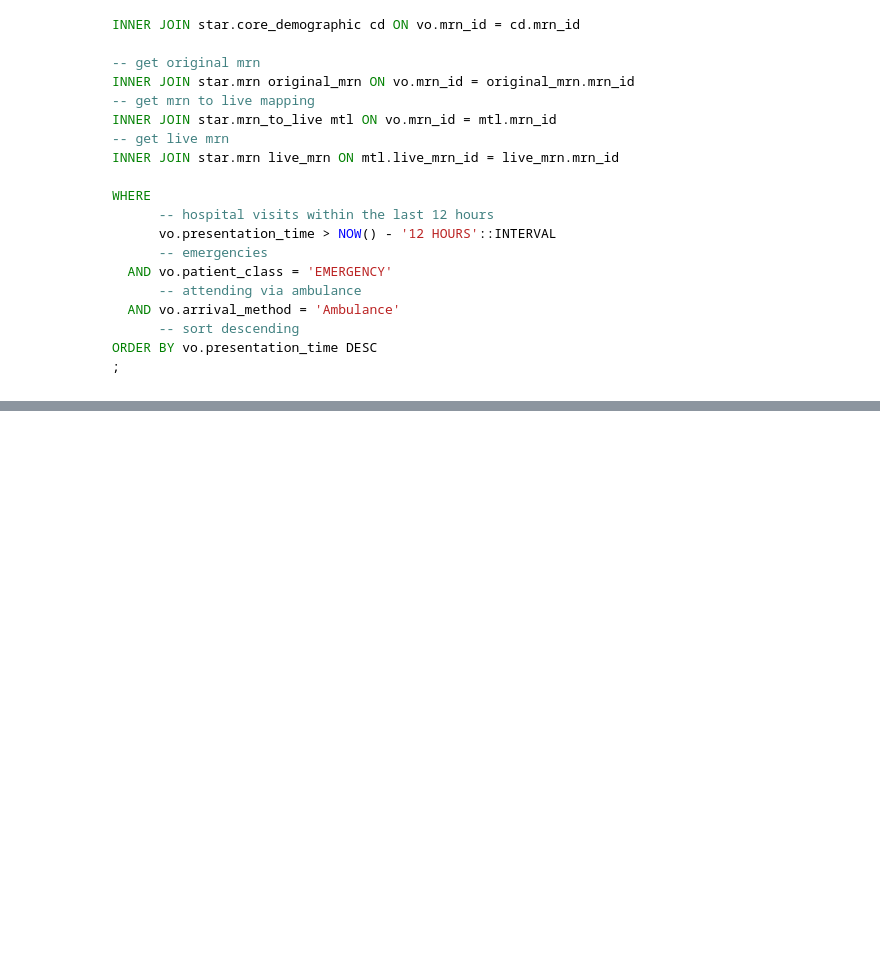
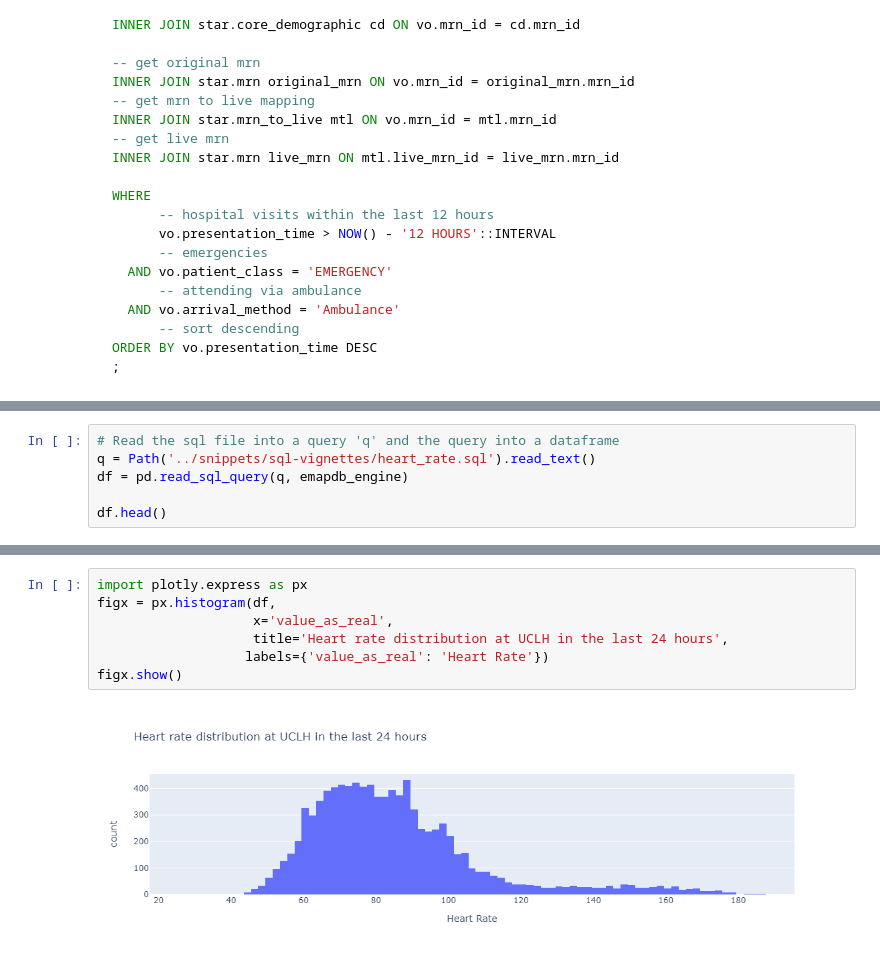
Before and after one commit to inform-health-informatics/emap-helper, a Jupyter notebook: notebooks/uclh-working-with-star.ipynb, the cells around one changed output, grey strips where cells are left out. Saved outputs shown, nothing was run; the diff lists cells and outputs as text; blank space fills up the shorter version.

Commit message:
demo of heart rate too

```diff
--- a/notebooks/uclh-working-with-star.ipynb
+++ b/notebooks/uclh-working-with-star.ipynb
@@ -240,0 +345,6 @@ df.head()
+# %%
+# Read the sql file into a query 'q' and the query into a dataframe
+q = Path('../snippets/sql-vignettes/heart_rate.sql').read_text()
+df = pd.read_sql_query(q, emapdb_engine)
+
+df.head()
@@ -240,0 +358,9 @@ df.head()
+# %%
+import plotly.express as px
+figx = px.histogram(df,
+                    x='value_as_real',
+                    title='Heart rate distribution at UCLH in the last 24 hours',
+                   labels={'value_as_real': 'Heart Rate'})
+figx.show()
+# %% [output]
+[figure, added]
```
Also changed, not shown: parts of 9 cells of this notebook, 2 other files.
